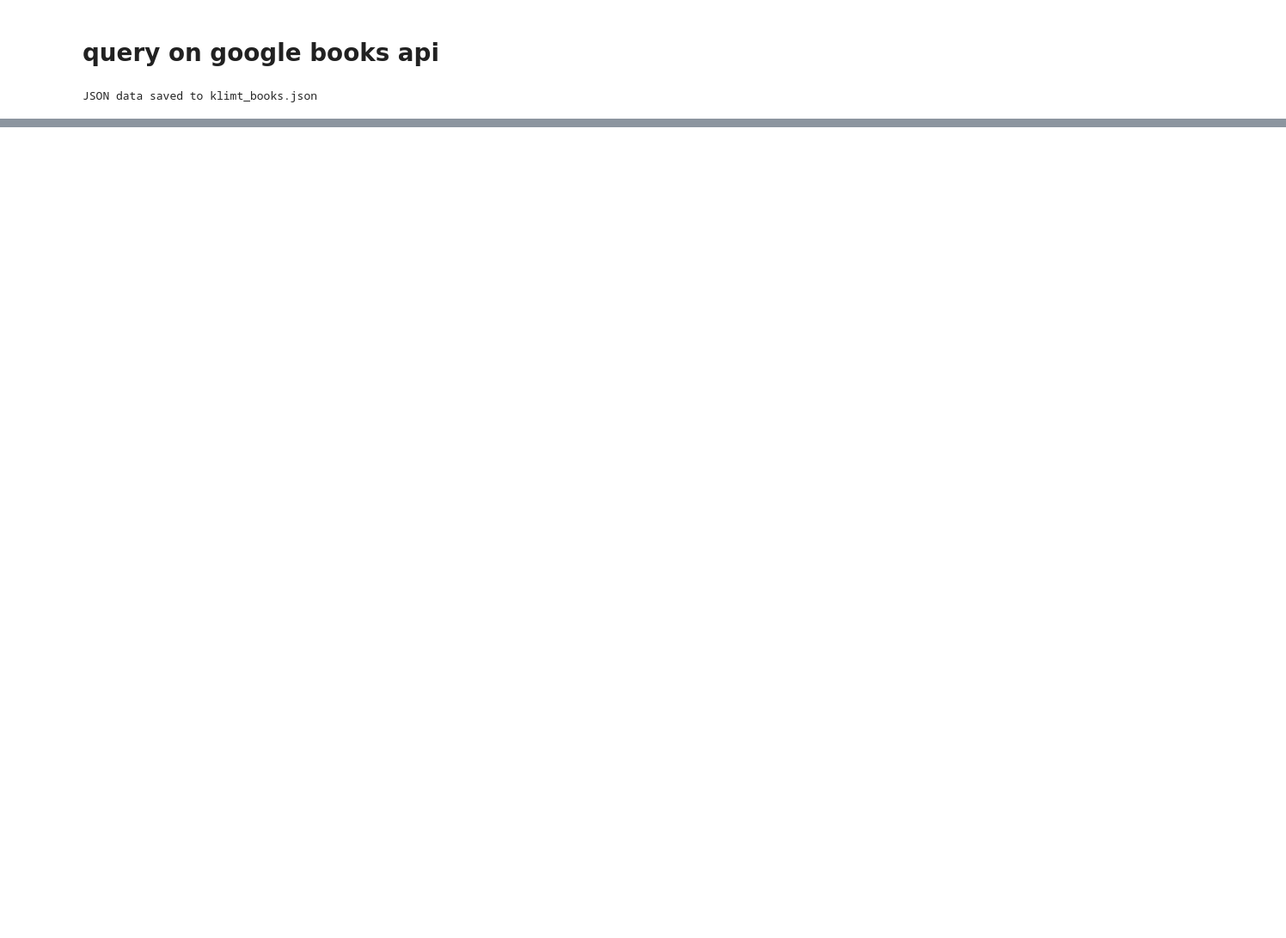
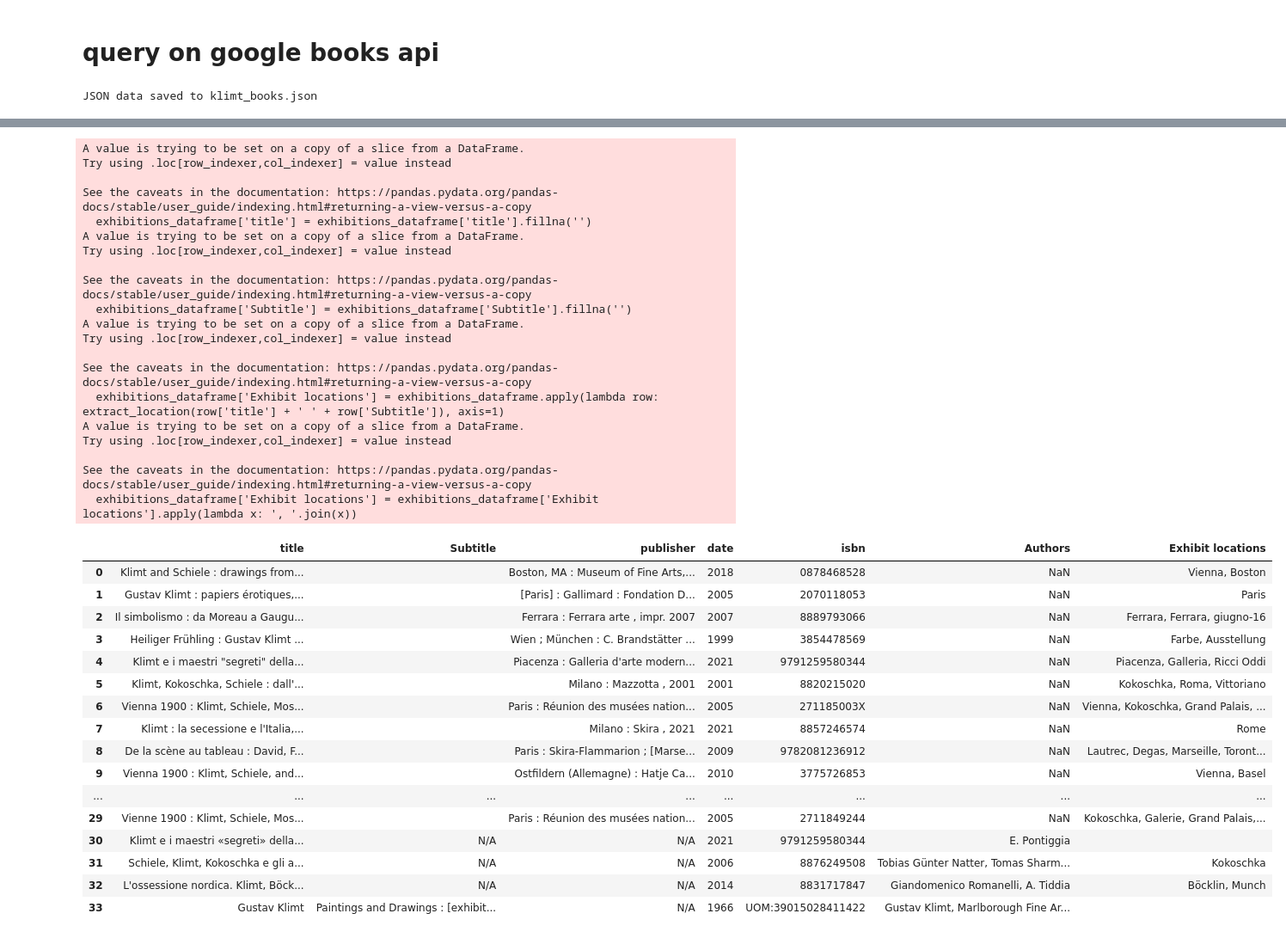
Before and after one commit to giorgiacrosilla/reputationera, a Jupyter notebook: scripts/bibliography_KLI.ipynb, the cells around one changed output, grey strips where cells are left out. Shown: that part at 86% size. Saved outputs shown, nothing was run; the diff lists cells and outputs as text; code cells hidden in the pictures; blank space fills up the shorter version.

```diff
--- a/scripts/bibliography_KLI.ipynb
+++ b/scripts/bibliography_KLI.ipynb
@@ -292,0 +302,62 @@ Exhibitions DataFrame:
+# %%
+import pandas as pd
+import spacy
+import numpy as np
+
+nlp = spacy.load("en_core_web_sm")
+
+def extract_location(text):
+    doc = nlp(text)
+    locations = [entity.text for entity in doc.ents if entity.label_ == 'GPE']
+    return locations
+
+# Convert NaN values to empty strings in 'title' and 'Subtitle' columns
+exhibitions_dataframe['title'] = exhibitions_dataframe['title'].fillna('')
+exhibitions_dataframe['Subtitle'] = exhibitions_dataframe['Subtitle'].fillna('')
+
+# Apply the extract_location function to the 'title' and 'Subtitle' columns and store the result in a new column 'locations'
+exhibitions_dataframe['Exhibit locations'] = exhibitions_dataframe.apply(lambda row: extract_location(row['title'] + ' ' + row['Subtitle']), axis=1)
+
+# Convert the list of extracted locations into a comma-separated string
+exhibitions_dataframe['Exhibit locations'] = exhibitions_dataframe['Exhibit locations'].apply(lambda x: ', '.join(x))
+
+exhibitions_dataframe.to_csv('exhibitions_data_KLI.csv', index=False)
+exhibitions_dataframe
+# %% [output]
+A value is trying to be set on a copy of a slice from a DataFrame.
+Try using .loc[row_indexer,col_indexer] = value instead
+
+See the caveats in the documentation: https://pandas.pydata.org/pandas-docs/stable/user_guide/indexing.html#returning-a-view-versus-a-copy
+  exhibitions_dataframe['title'] = exhibitions_dataframe['title'].fillna('')
+A value is trying to be set on a copy of a slice from a DataFrame.
+Try using .loc[row_indexer,col_indexer] = value instead
+
+See the caveats in the documentation: https://pandas.pydata.org/pandas-docs/stable/user_guide/indexing.html#returning-a-view-versus-a-copy
+  exhibitions_dataframe['Subtitle'] = exhibitions_dataframe['Subtitle'].fillna('')
+A value is trying to be set on a copy of a slice from a DataFrame.
+Try using .loc[row_indexer,col_indexer] = value instead
+
+See the caveats in the documentation: https://pandas.pydata.org/pandas-docs/stable/user_guide/indexing.html#returning-a-view-versus-a-copy
+  exhibitions_dataframe['Exhibit locations'] = exhibitions_dataframe.apply(lambda row: extract_location(row['title'] + ' ' + row['Subtitle']), axis=1)
+A value is trying to be set on a copy of a slice from a DataFrame.
+Try using .loc[row_indexer,col_indexer] = value instead
+
+See the caveats in the documentation: https://pandas.pydata.org/pandas-docs/stable/user_guide/indexing.html#returning-a-view-versus-a-copy
+  exhibitions_dataframe['Exhibit locations'] = exhibitions_dataframe['Exhibit locations'].apply(lambda x: ', '.join(x))
+|  | title | Subtitle | publisher | date | isbn | Authors | Exhibit locations |
+| 0 | Klimt and Schiele : drawings from... |  | Boston, MA : Museum of Fine Arts,... | 2018 | 0878468528 | NaN | Vienna, Boston |
+| 1 | Gustav Klimt : papiers érotiques,... |  | [Paris] : Gallimard : Fondation D... | 2005 | 2070118053 | NaN | Paris |
+| 2 | Il simbolismo : da Moreau a Gaugu... |  | Ferrara : Ferrara arte , impr. 2007 | 2007 | 8889793066 | NaN | Ferrara, Ferrara, giugno-16 |
+| 3 | Heiliger Frühling : Gustav Klimt ... |  | Wien ; München : C. Brandstätter ... | 1999 | 3854478569 | NaN | Farbe, Ausstellung |
+| 4 | Klimt e i maestri "segreti" della... |  | Piacenza : Galleria d'arte modern... | 2021 | 9791259580344 | NaN | Piacenza, Galleria, Ricci Oddi |
+| 5 | Klimt, Kokoschka, Schiele : dall'... |  | Milano : Mazzotta , 2001 | 2001 | 8820215020 | NaN | Kokoschka, Roma, Vittoriano |
+| 6 | Vienna 1900 : Klimt, Schiele, Mos... |  | Paris : Réunion des musées nation... | 2005 | 271185003X | NaN | Vienna, Kokoschka, Grand Palais, ... |
+| 7 | Klimt : la secessione e l'Italia,... |  | Milano : Skira , 2021 | 2021 | 8857246574 | NaN | Rome |
+| 8 | De la scène au tableau : David, F... |  | Paris : Skira-Flammarion ; [Marse... | 2009 | 9782081236912 | NaN | Lautrec, Degas, Marseille, Toront... |
+| 9 | Vienna 1900 : Klimt, Schiele, and... |  | Ostfildern (Allemagne) : Hatje Ca... | 2010 | 3775726853 | NaN | Vienna, Basel |
+| ... | ... | ... | ... | ... | ... | ... | ... |
+| 29 | Vienne 1900 : Klimt, Schiele, Mos... |  | Paris : Réunion des musées nation... | 2005 | 2711849244 | NaN | Kokoschka, Galerie, Grand Palais,... |
+| 30 | Klimt e i maestri «segreti» della... | N/A | N/A | 2021 | 9791259580344 | E. Pontiggia |  |
+| 31 | Schiele, Klimt, Kokoschka e gli a... | N/A | N/A | 2006 | 8876249508 | Tobias Günter Natter, Tomas Sharm... | Kokoschka |
+| 32 | L'ossessione nordica. Klimt, Böck... | N/A | N/A | 2014 | 8831717847 | Giandomenico Romanelli, A. Tiddia | Böcklin, Munch |
+| 33 | Gustav Klimt | Paintings and Drawings : [exhibit... | N/A | 1966 | UOM:39015028411422 | Gustav Klimt, Marlborough Fine Ar... |  |
```
Also changed, not shown: parts of 7 cells of this notebook, 10 other files.
